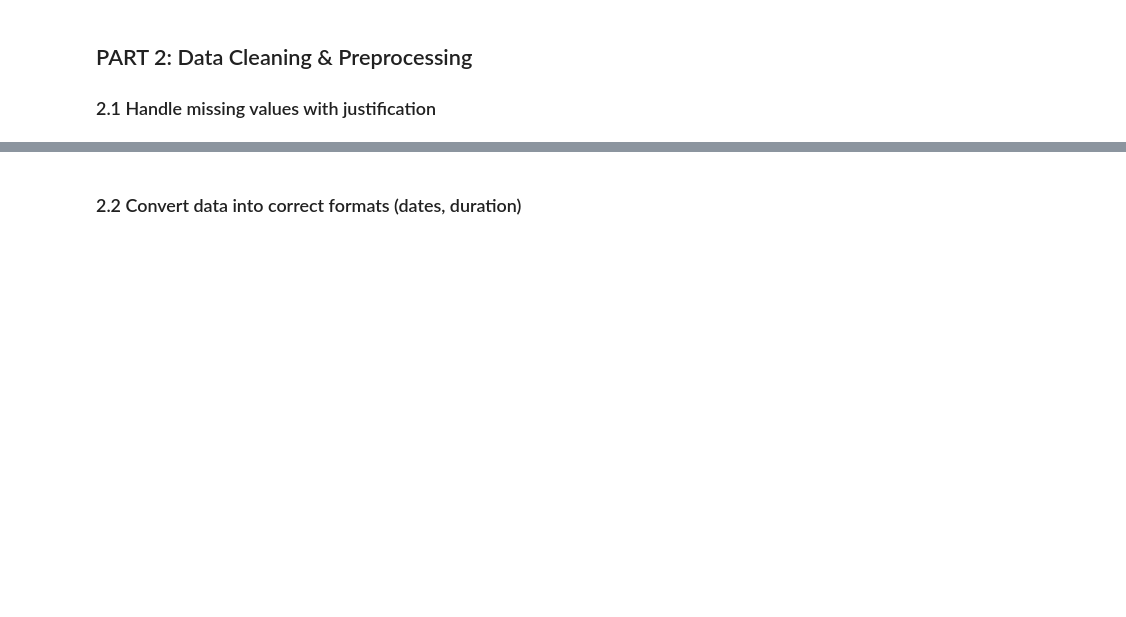
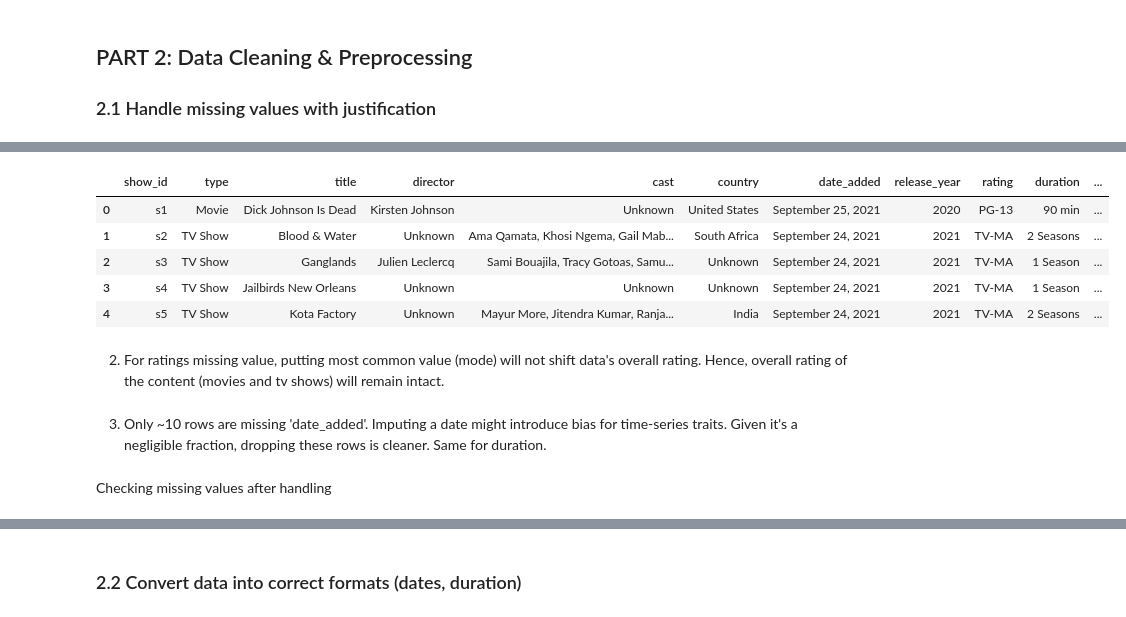
Before and after one commit to KritikaChoudhary2708/ML-ops, a Jupyter notebook: assignment/G25AIT1078.ipynb, the cells around one changed output, grey strips where cells are left out. Saved outputs shown, nothing was run; the diff lists cells and outputs as text; code cells hidden in the pictures; blank space fills up the shorter version.

```diff
--- a/assignment/G25AIT1078.ipynb
+++ b/assignment/G25AIT1078.ipynb
@@ -112,0 +109,14 @@ dtype: int64
+# %%
+df['director'] = df['director'].fillna('Unknown')
+df['cast'] = df['cast'].fillna('Unknown')
+df['country'] = df['country'].fillna('Unknown')
+df.head()
+# %% [output]
+|  | show_id | type | title | director | cast | country | date_added | release_year | rating | duration | ... |
+| 0 | s1 | Movie | Dick Johnson Is Dead | Kirsten Johnson | Unknown | United States | September 25, 2021 | 2020 | PG-13 | 90 min | ... |
+| 1 | s2 | TV Show | Blood & Water | Unknown | Ama Qamata, Khosi Ngema, Gail Mab... | South Africa | September 24, 2021 | 2021 | TV-MA | 2 Seasons | ... |
+| 2 | s3 | TV Show | Ganglands | Julien Leclercq | Sami Bouajila, Tracy Gotoas, Samu... | Unknown | September 24, 2021 | 2021 | TV-MA | 1 Season | ... |
+| 3 | s4 | TV Show | Jailbirds New Orleans | Unknown | Unknown | Unknown | September 24, 2021 | 2021 | TV-MA | 1 Season | ... |
+| 4 | s5 | TV Show | Kota Factory | Unknown | Mayur More, Jitendra Kumar, Ranja... | India | September 24, 2021 | 2021 | TV-MA | 2 Seasons | ... |
+# %% [markdown]
+2. For ratings missing value, putting most common value (mode) will not shift data's overall rating. Hence, overall rating of the content (movies and tv shows) will remain intact.
@@ -112,0 +125,2 @@ dtype: int64
+# %% [markdown]
+3. Only ~10 rows are missing 'date_added'. Imputing a date might introduce bias for time-series traits. Given it's a negligible fraction, dropping these rows is cleaner. Same for duration.
@@ -112,0 +130,2 @@ dtype: int64
+# %% [markdown]
+Checking missing values after handling
```
Also changed, not shown: parts of 39 cells of this notebook.
